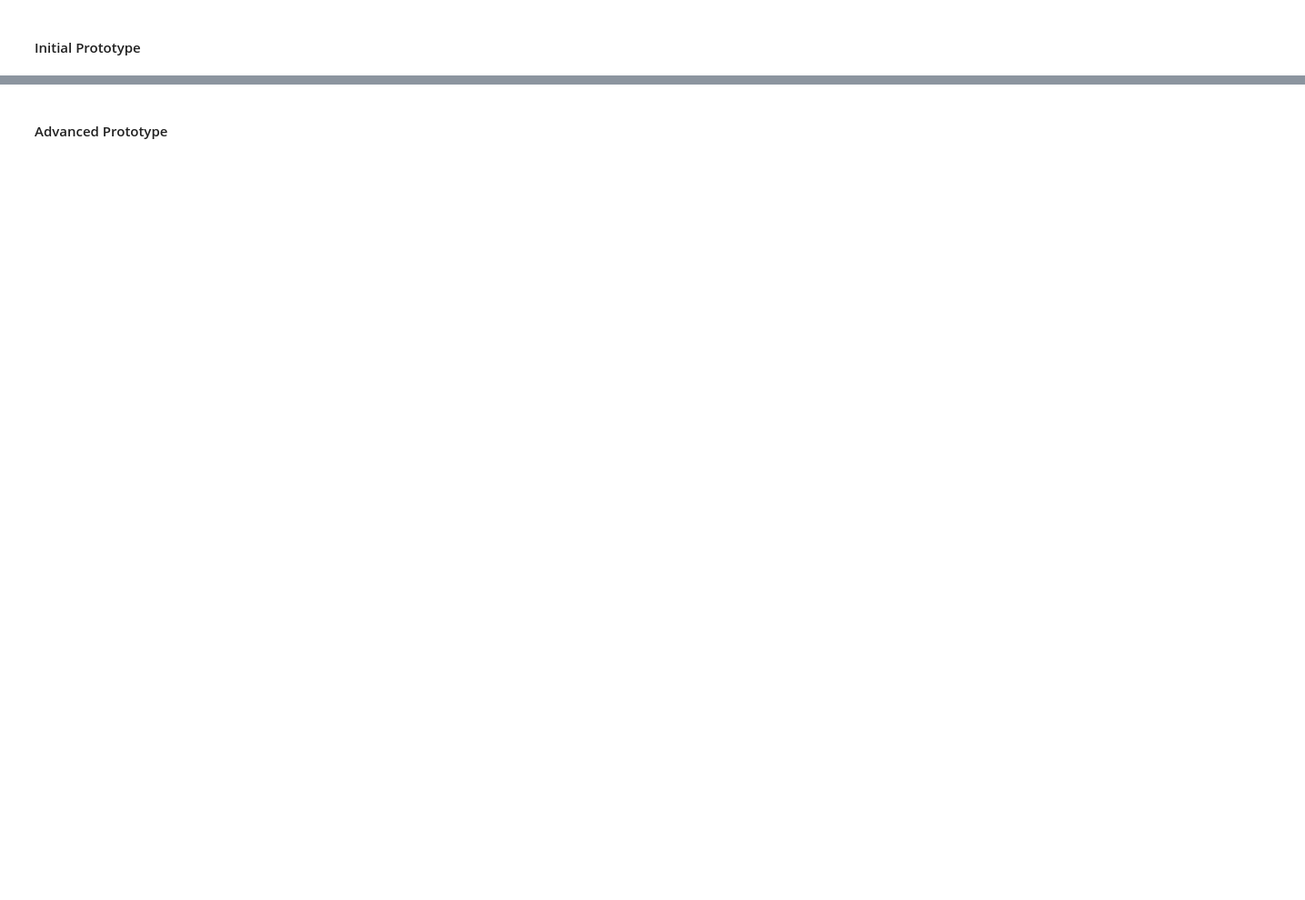
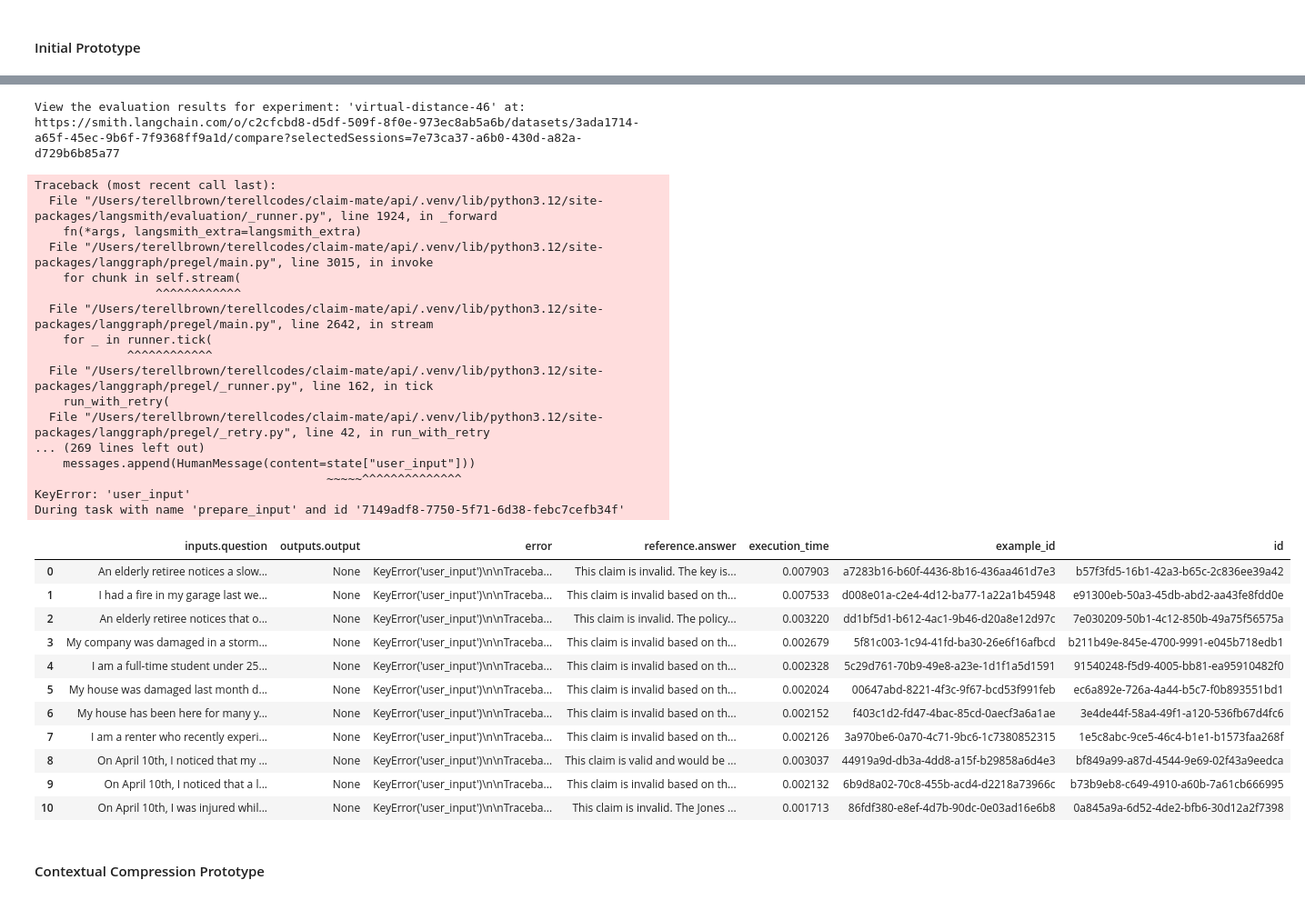
Before and after one commit to terellcodes/claim-assist, a Jupyter notebook: notebooks/prototype.ipynb, the cells around one changed output, grey strips where cells are left out. Shown at 91% size. Cells and saved outputs as stored; diff of their text form; code cells hidden in the pictures; blank space fills up the shorter version.

```diff
--- a/notebooks/prototype.ipynb
+++ b/notebooks/prototype.ipynb
@@ -230,0 +328,5 @@ Receiving update from node: 'agent'
+# %%
+llm_parent_document = ChatOpenAI(model="gpt-4o-mini")
+tool_belt_parent_document = [retrieve_insurance_policy_parent_document, tavily_tool]
+llm_with_tools_parent_document = llm_parent_document.bind_tools(tool_belt_parent_document)
+tool_node_parent_document = ToolNode(tool_belt_parent_document)
@@ -230,0 +342,19 @@ Receiving update from node: 'agent'
+# %%
+from langgraph.graph import StateGraph, END
+
+uncompiled_parent_document_graph = StateGraph(AgentState)
+
+uncompiled_parent_document_graph.add_node("prepare_input", prepare_input)
+uncompiled_parent_document_graph.add_node("agent", call_model_parent_document)
+uncompiled_parent_document_graph.add_node("action", tool_node_parent_document)
+uncompiled_parent_document_graph.set_entry_point("prepare_input")
+
+uncompiled_parent_document_graph.add_conditional_edges(
+    "agent",
+    should_continue
+)
+
+uncompiled_parent_document_graph.add_edge("prepare_input", "agent")
+uncompiled_parent_document_graph.add_edge("action", "agent")
+
+parent_document_claim_consultant_agent = uncompiled_parent_document_graph.compile()
@@ -1333,5 +1129,46 @@ INFO:httpx:HTTP Request: POST https://api.openai.com/v1/chat/completions "HTTP/1
+# %%
+from langsmith.evaluation import evaluate as langsmith_evaluate
+
+langsmith_evaluate(
+    parent_document_claim_consultant_agent.invoke,
+    data=dataset_name,
+    evaluators=[],
+    metadata={"revision_id": "parent_document_claim_consultant_agent"},
+)
+# %% [output]
+View the evaluation results for experiment: 'virtual-distance-46' at:
+https://smith.langchain.com/o/c2cfcbd8-d5df-509f-8f0e-973ec8ab5a6b/datasets/3ada1714-a65f-45ec-9b6f-7f9368ff9a1d/compare?selectedSessions=7e73ca37-a6b0-430d-a82a-d729b6b85a77
+Traceback (most recent call last):
+  File "/Users/terellbrown/terellcodes/claim-mate/api/.venv/lib/python3.12/site-packages/langsmith/evaluation/_runner.py", line 1924, in _forward
+    fn(*args, langsmith_extra=langsmith_extra)
+  File "/Users/terellbrown/terellcodes/claim-mate/api/.venv/lib/python3.12/site-packages/langgraph/pregel/main.py", line 3015, in invoke
+    for chunk in self.stream(
+                 ^^^^^^^^^^^^
+  File "/Users/terellbrown/terellcodes/claim-mate/api/.venv/lib/python3.12/site-packages/langgraph/pregel/main.py", line 2642, in stream
+    for _ in runner.tick(
+             ^^^^^^^^^^^^
+  File "/Users/terellbrown/terellcodes/claim-mate/api/.venv/lib/python3.12/site-packages/langgraph/pregel/_runner.py", line 162, in tick
+    run_with_retry(
+  File "/Users/terellbrown/terellcodes/claim-mate/api/.venv/lib/python3.12/site-packages/langgraph/pregel/_retry.py", line 42, in run_with_retry
+... (269 lines left out)
+    messages.append(HumanMessage(content=state["user_input"]))
+                                         ~~~~~^^^^^^^^^^^^^^
+KeyError: 'user_input'
+During task with name 'prepare_input' and id '7149adf8-7750-5f71-6d38-febc7cefb34f'
+|  | inputs.question | outputs.output | error | reference.answer | execution_time | example_id | id |
+| 0 | An elderly retiree notices a slow... | None | KeyError('user_input')\n\nTraceba... | This claim is invalid. The key is... | 0.007903 | a7283b16-b60f-4436-8b16-436aa461d7e3 | b57f3fd5-16b1-42a3-b65c-2c836ee39a42 |
+| 1 | I had a fire in my garage last we... | None | KeyError('user_input')\n\nTraceba... | This claim is invalid based on th... | 0.007533 | d008e01a-c2e4-4d12-ba77-1a22a1b45948 | e91300eb-50a3-45db-abd2-aa43fe8fdd0e |
+| 2 | An elderly retiree notices that o... | None | KeyError('user_input')\n\nTraceba... | This claim is invalid. The policy... | 0.003220 | dd1bf5d1-b612-4ac1-9b46-d20a8e12d97c | 7e030209-50b1-4c12-850b-49a75f56575a |
+| 3 | My company was damaged in a storm... | None | KeyError('user_input')\n\nTraceba... | This claim is invalid based on th... | 0.002679 | 5f81c003-1c94-41fd-ba30-26e6f16afbcd | b211b49e-845e-4700-9991-e045b718edb1 |
+| 4 | I am a full-time student under 25... | None | KeyError('user_input')\n\nTraceba... | This claim is invalid based on th... | 0.002328 | 5c29d761-70b9-49e8-a23e-1d1f1a5d1591 | 91540248-f5d9-4005-bb81-ea95910482f0 |
+| 5 | My house was damaged last month d... | None | KeyError('user_input')\n\nTraceba... | This claim is invalid based on th... | 0.002024 | 00647abd-8221-4f3c-9f67-bcd53f991feb | ec6a892e-726a-4a44-b5c7-f0b893551bd1 |
+| 6 | My house has been here for many y... | None | KeyError('user_input')\n\nTraceba... | This claim is invalid based on th... | 0.002152 | f403c1d2-fd47-4bac-85cd-0aecf3a6a1ae | 3e4de44f-58a4-49f1-a120-536fb67d4fc6 |
+| 7 | I am a renter who recently experi... | None | KeyError('user_input')\n\nTraceba... | This claim is invalid based on th... | 0.002126 | 3a970be6-0a70-4c71-9bc6-1c7380852315 | 1e5c8abc-9ce5-46c4-b1e1-b1573faa268f |
+| 8 | On April 10th, I noticed that my ... | None | KeyError('user_input')\n\nTraceba... | This claim is valid and would be ... | 0.003037 | 44919a9d-db3a-4dd8-a15f-b29858a6d4e3 | bf849a99-a87d-4544-9e69-02f43a9eedca |
+| 9 | On April 10th, I noticed that a l... | None | KeyError('user_input')\n\nTraceba... | This claim is invalid based on th... | 0.002132 | 6b9d8a02-70c8-455b-acd4-d2218a73966c | b73b9eb8-c649-4910-a60b-7a61cb666995 |
+| 10 | On April 10th, I was injured whil... | None | KeyError('user_input')\n\nTraceba... | This claim is invalid. The Jones ... | 0.001713 | 86fdf380-e8ef-4d7b-90dc-0e03ad16e6b8 | 0a845a9a-6d52-4de2-bfb6-30d12a2f7398 |
 # %% [markdown]
-#### Advanced Prototype
+#### Contextual Compression Prototype
 # %%
 advanced_evaluated_dataset = copy.deepcopy(claim_dataset)
 for test_row in list(advanced_evaluated_dataset):
```
Also changed, not shown: parts of 74 cells of this notebook, 7 other files.
